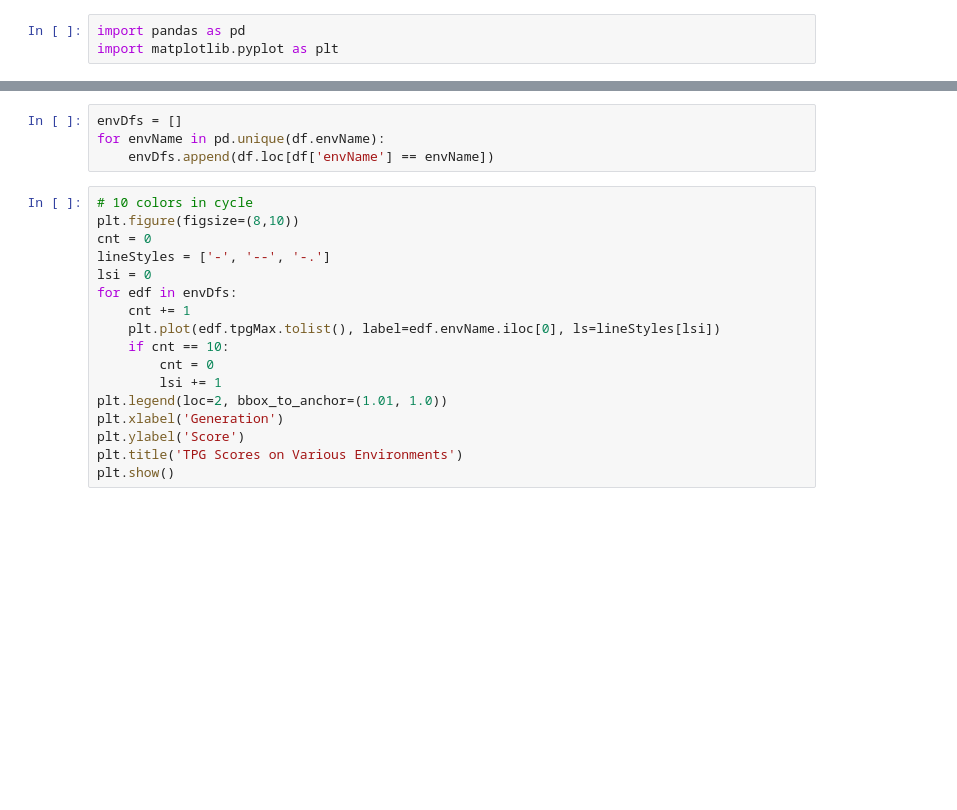
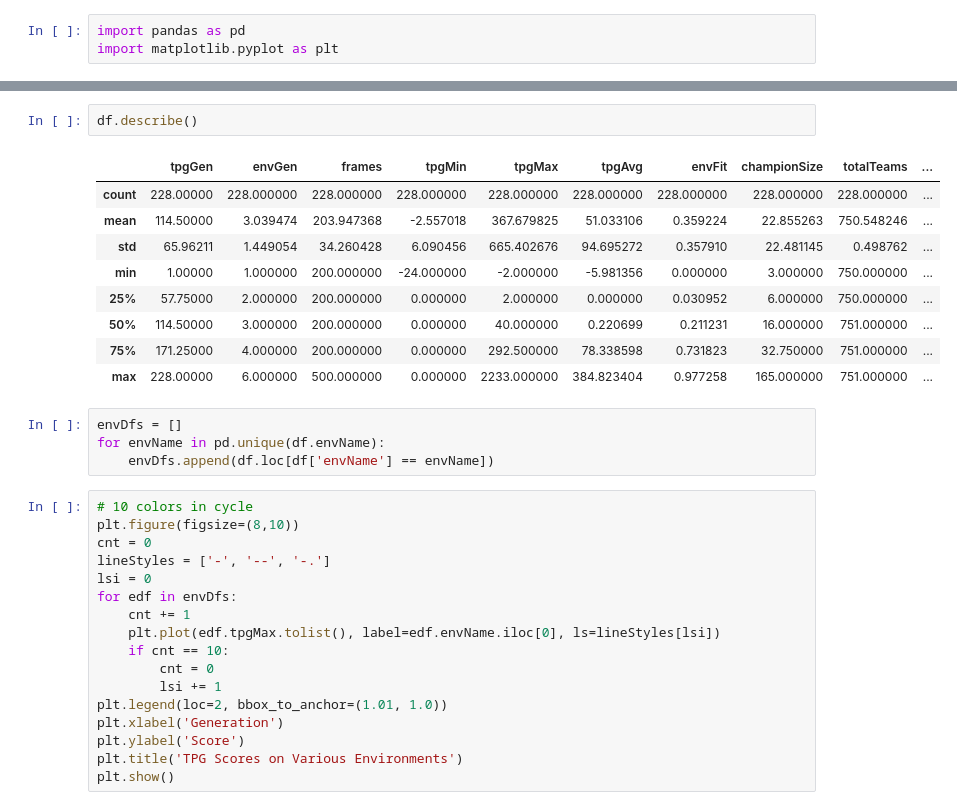
Before and after one commit to Ryan-Amaral/general-game-playing-tpg, a Jupyter notebook: ggp-generational-visualization.ipynb, the cells around one changed output, grey strips where cells are left out. Saved outputs shown, nothing was run; the diff lists cells and outputs as text; blank space fills up the shorter version.

```diff
--- a/ggp-generational-visualization.ipynb
+++ b/ggp-generational-visualization.ipynb
@@ -14,3 +14,15 @@ df.head()
+# %%
+df.describe()
+# %% [output]
+|  | tpgGen | envGen | frames | tpgMin | tpgMax | tpgAvg | envFit | championSize | totalTeams | ... |
+| count | 228.00000 | 228.000000 | 228.000000 | 228.000000 | 228.000000 | 228.000000 | 228.000000 | 228.000000 | 228.000000 | ... |
+| mean | 114.50000 | 3.039474 | 203.947368 | -2.557018 | 367.679825 | 51.033106 | 0.359224 | 22.855263 | 750.548246 | ... |
+| std | 65.96211 | 1.449054 | 34.260428 | 6.090456 | 665.402676 | 94.695272 | 0.357910 | 22.481145 | 0.498762 | ... |
+| min | 1.00000 | 1.000000 | 200.000000 | -24.000000 | -2.000000 | -5.981356 | 0.000000 | 3.000000 | 750.000000 | ... |
+| 25% | 57.75000 | 2.000000 | 200.000000 | 0.000000 | 2.000000 | 0.000000 | 0.030952 | 6.000000 | 750.000000 | ... |
+| 50% | 114.50000 | 3.000000 | 200.000000 | 0.000000 | 40.000000 | 0.220699 | 0.211231 | 16.000000 | 751.000000 | ... |
+| 75% | 171.25000 | 4.000000 | 200.000000 | 0.000000 | 292.500000 | 78.338598 | 0.731823 | 32.750000 | 751.000000 | ... |
+| max | 228.00000 | 6.000000 | 500.000000 | 0.000000 | 2233.000000 | 384.823404 | 0.977258 | 165.000000 | 751.000000 | ... |
 # %%
 envDfs = []
 for envName in pd.unique(df.envName):
```
Also changed, not shown: parts of 6 cells of this notebook, 4 other files.
